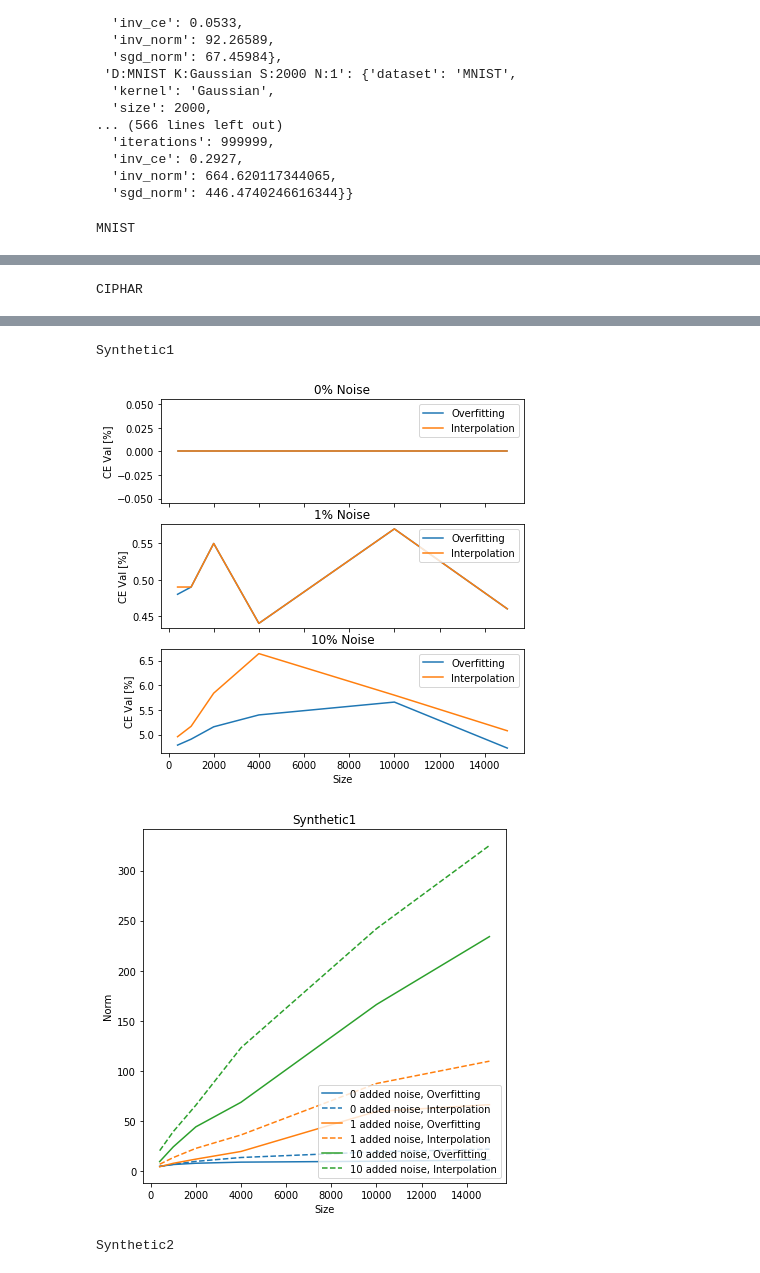
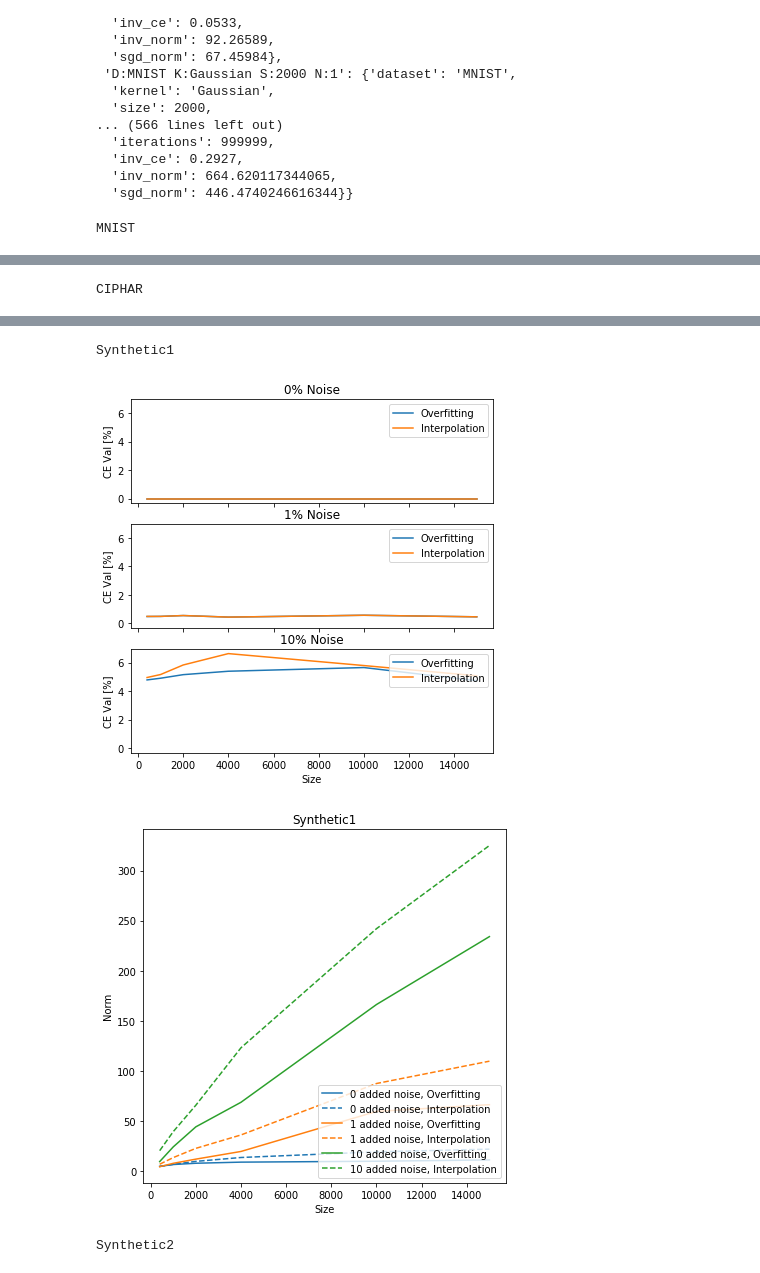
Before and after one commit to johannespitz/kernel-overfitting, a Jupyter notebook: notebooks/Figure234.ipynb, the cells around one changed output, grey strips where cells are left out. Cells and saved outputs as stored; diff of their text form; code cells hidden in the pictures.

```diff
--- a/notebooks/Figure234.ipynb
+++ b/notebooks/Figure234.ipynb
@@ -50,7 +50,7 @@ for this_dataset in dataset_dict.keys():
     print(this_dataset)
 
 
-    fig, axs = plt.subplots(len(noise_list))
+    fig, axs = plt.subplots(len(noise_list), sharey=True)
     fig.set_size_inches(6.5, 6.5)
 
     for index, this_noise in enumerate(noise_list):
@@ -91,6 +91,8 @@ for this_dataset in dataset_dict.keys():
     filename = '../tikz/Figure234_' + this_dataset + '.tex'
     matplotlib2tikz.save(filename)
 
+    filename = '../png/Figure234_' + this_dataset + '.png'
+    plt.savefig(filename)
     plt.show()
 
     for ax in fig.get_axes():
@@ -134,6 +136,8 @@ for this_dataset in dataset_dict.keys():
     filename = '../tikz/Figure234_' + this_dataset + '_norm' + '.tex'
     matplotlib2tikz.save(filename)
 
+    filename = '../png/Figure234_' + this_dataset + '_norm' + '.png'
+    plt.savefig(filename)
     plt.show()
 # %% [output]
 MNIST
@@ -144,5 +148,5 @@ CIPHAR
 [figure]
 Synthetic1
-[figure, old version]
+[figure, new version]
 [figure]
 Synthetic2
```
Also changed, not shown: parts of 1 cell of this notebook, 30 other files.
